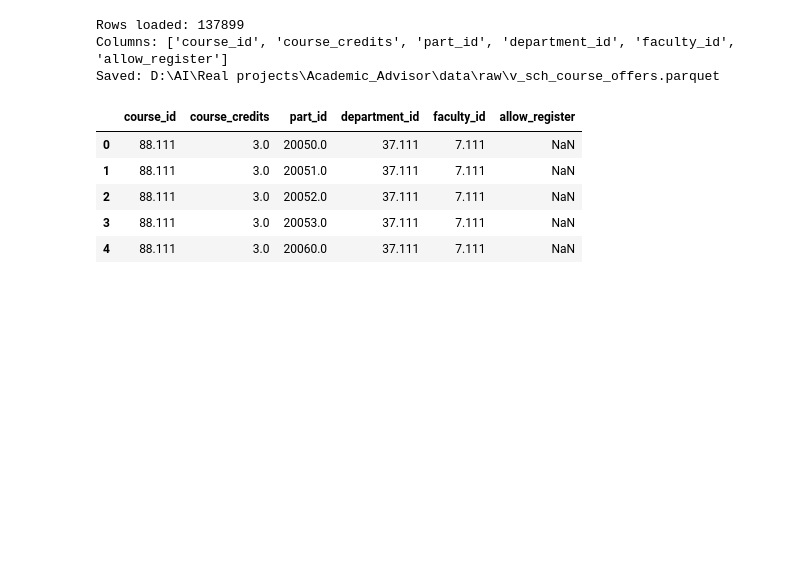
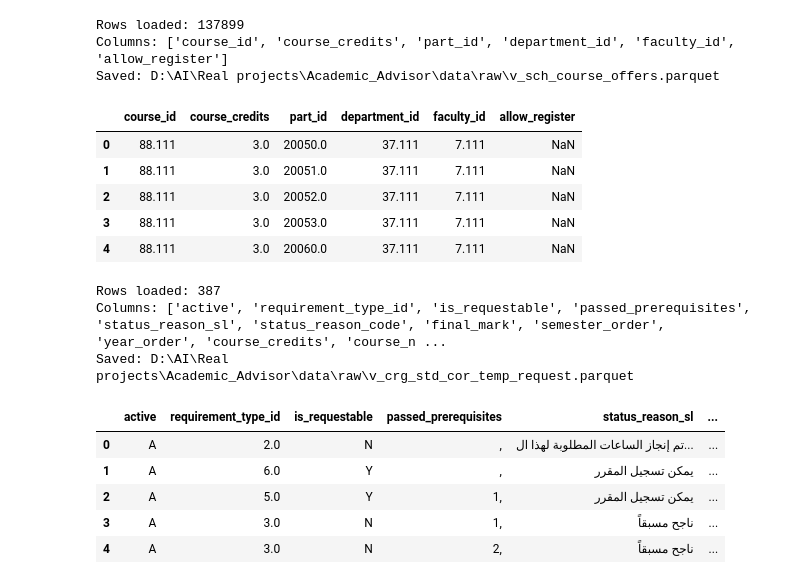
Before and after one commit to ShrkoXIII/Academic_Advisor_system, a Jupyter notebook: note_books/extact_all_row_tables.ipynb, the cells around one changed output. Drawn from its saved outputs; the diff is of its cells as text; code cells hidden in the pictures; blank space fills up the shorter version.

```diff
--- a/note_books/extact_all_row_tables.ipynb
+++ b/note_books/extact_all_row_tables.ipynb
@@ -380,5 +385,69 @@ Saved: D:\AI\Real projects\Academic_Advisor\data\raw\v_sch_course_offers.parquet
 | 2 | 88.111 | 3.0 | 20052.0 | 37.111 | 7.111 | NaN |
 | 3 | 88.111 | 3.0 | 20053.0 | 37.111 | 7.111 | NaN |
 | 4 | 88.111 | 3.0 | 20060.0 | 37.111 | 7.111 | NaN |
+# %%
+VIEW_NAME = "RAS_USER.V_CRG_STD_COR_TEMP_REQUEST"
+
+needed_columns = [
+"ACTIVE",
+"REQUIREMENT_TYPE_ID",
+"IS_REQUESTABLE",
+"PASSED_PREREQUISITES",
+"LAST_REGISTER_SEMESTER"
+"STATUS_REASON_SL",
+"STATUS_REASON_CODE",
+"FINAL_MARK",
+"SEMESTER_ORDER",
+"YEAR_ORDER",
+"COURSE_CREITS",
+"COURSE_NAME_SL",
+"COURSE_ID",
+"CREDITS_COUNT",
+"CREDITS_TILL_GRAD",
+"STUDENT_ID",
+"STD_COR_TEMP_REQUEST_ID"
+]
+
+query = f"""
+SELECT
+ACTIVE,
+REQUIREMENT_TYPE_ID,
+IS_REQUESTABLE,
+PASSED_PREREQUISITES,
+STATUS_REASON_SL,
+STATUS_REASON_CODE,
+FINAL_MARK,
+SEMESTER_ORDER,
+YEAR_ORDER,
+COURSE_CREDITS,
+COURSE_NAME_SL,
+COURSE_ID,
+CREDITS_COUNT,
+CREDITS_TILL_GRAD,
+STUDENT_ID,
+STD_COR_TEMP_REQUEST_ID
+FROM {VIEW_NAME}
+"""
+
+df_vcrg_std_cor_temp_request = pd.read_sql(query, connection)
+df_vcrg_std_cor_temp_request.columns = df_vcrg_std_cor_temp_request.columns.str.lower()
+
+df_vcrg_std_cor_temp_request.to_parquet(RAW_DIR / "v_crg_std_cor_temp_request.parquet",index=False)
+
+print("Rows loaded:", len(df_vcrg_std_cor_temp_request))
+print("Columns:", df_vcrg_std_cor_temp_request.columns.tolist())
+print("Saved:", RAW_DIR / "v_crg_std_cor_temp_request.parquet")
+
+display(df_vcrg_std_cor_temp_request.head())
+# %% [output]
+Rows loaded: 387
+Columns: ['active', 'requirement_type_id', 'is_requestable', 'passed_prerequisites', 'status_reason_sl', 'status_reason_code', 'final_mark', 'semester_order', 'year_order', 'course_credits', 'course_n ...
+Saved: D:\AI\Real projects\Academic_Advisor\data\raw\v_crg_std_cor_temp_request.parquet
+|  | active | requirement_type_id | is_requestable | passed_prerequisites | status_reason_sl | ... |
+| 0 | A | 2.0 | N | , | تم إنجاز الساعات المطلوبة لهذا ال... | ... |
+| 1 | A | 6.0 | Y | , | يمكن تسجيل المقرر | ... |
+| 2 | A | 5.0 | Y | 1, | يمكن تسجيل المقرر | ... |
+| 3 | A | 3.0 | N | 1, | ناجح مسبقاً | ... |
+| 4 | A | 3.0 | N | 2, | ناجح مسبقاً | ... |
 # %%
 cursor.close()
```
Also changed, not shown: parts of 3 cells of this notebook, 9 other files.
